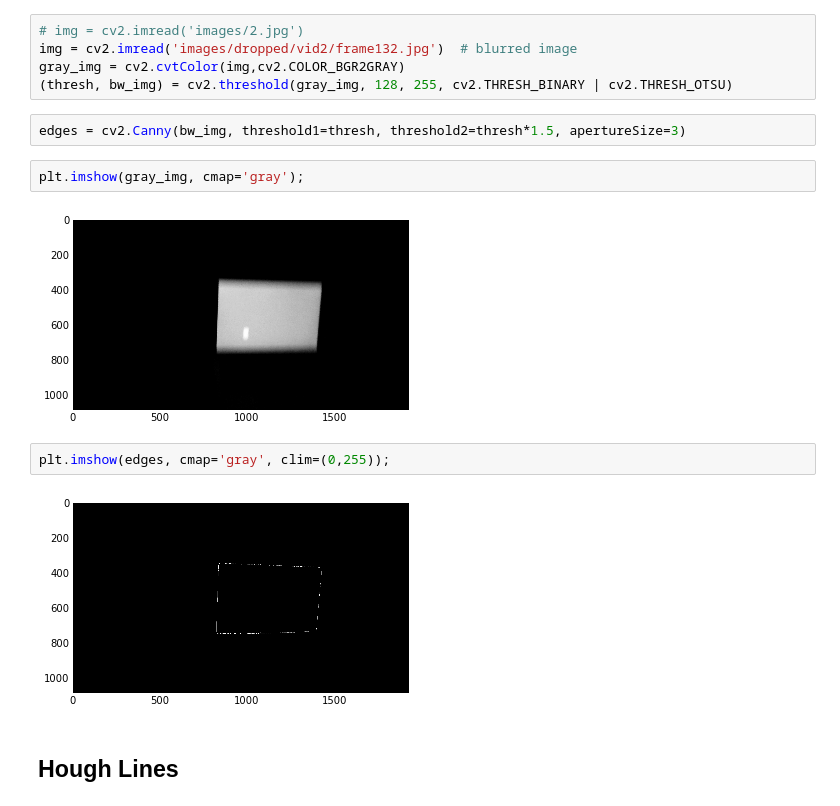
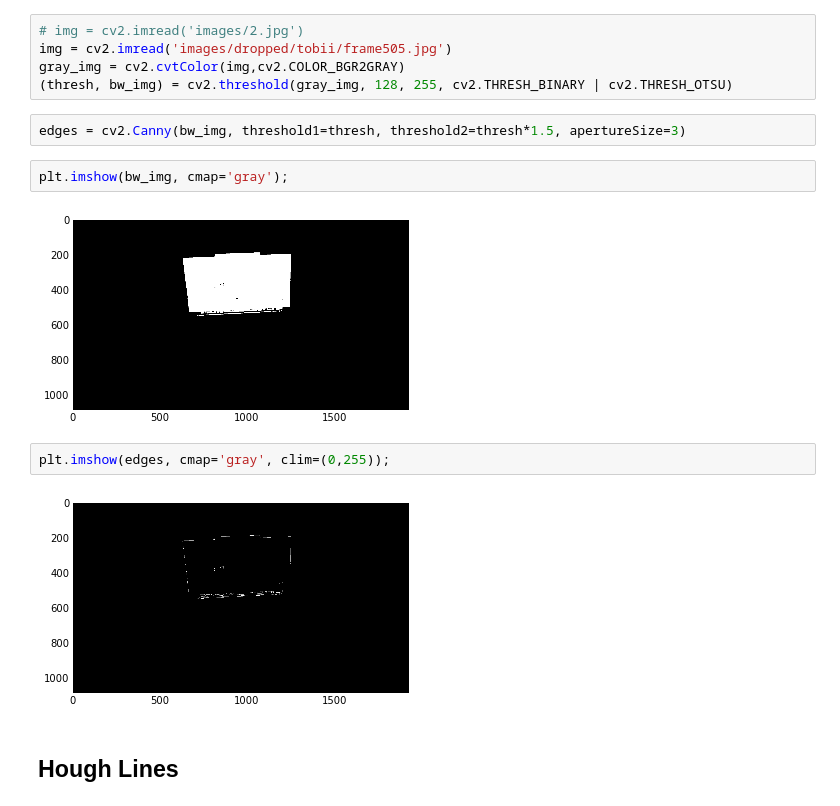
Before and after one commit to pearsonlab/cv-testing, a Jupyter notebook: find-screen.ipynb, the cells around one changed output. Saved outputs shown, nothing was run; the diff lists cells and outputs as text.

Commit message:
Extract screen from Tobii video

```diff
--- a/find-screen.ipynb
+++ b/find-screen.ipynb
@@ -10,19 +10,19 @@ from find_screen_utils import *
 ## Edge Detection
 # %%
 # img = cv2.imread('images/2.jpg')
-img = cv2.imread('images/dropped/vid2/frame132.jpg')  # blurred image
+img = cv2.imread('images/dropped/tobii/frame505.jpg')
 gray_img = cv2.cvtColor(img,cv2.COLOR_BGR2GRAY)
 (thresh, bw_img) = cv2.threshold(gray_img, 128, 255, cv2.THRESH_BINARY | cv2.THRESH_OTSU)
 # %%
 edges = cv2.Canny(bw_img, threshold1=thresh, threshold2=thresh*1.5, apertureSize=3)
 # %%
-plt.imshow(gray_img, cmap='gray');
+plt.imshow(bw_img, cmap='gray');
 # %% [output]
-[figure, old version]
+[figure, new version]
 # %%
 plt.imshow(edges, cmap='gray', clim=(0,255));
 # %% [output]
-[figure, old version]
+[figure, new version]
 # %% [markdown]
 ## Hough Lines
 # %%
```
Also changed, not shown: parts of 9 cells of this notebook, 2 other files.
